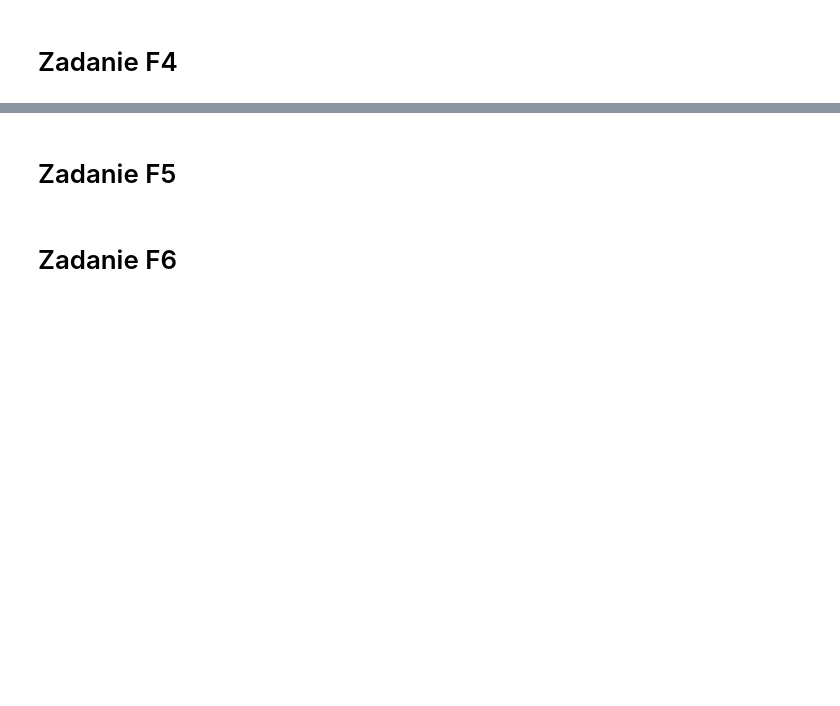
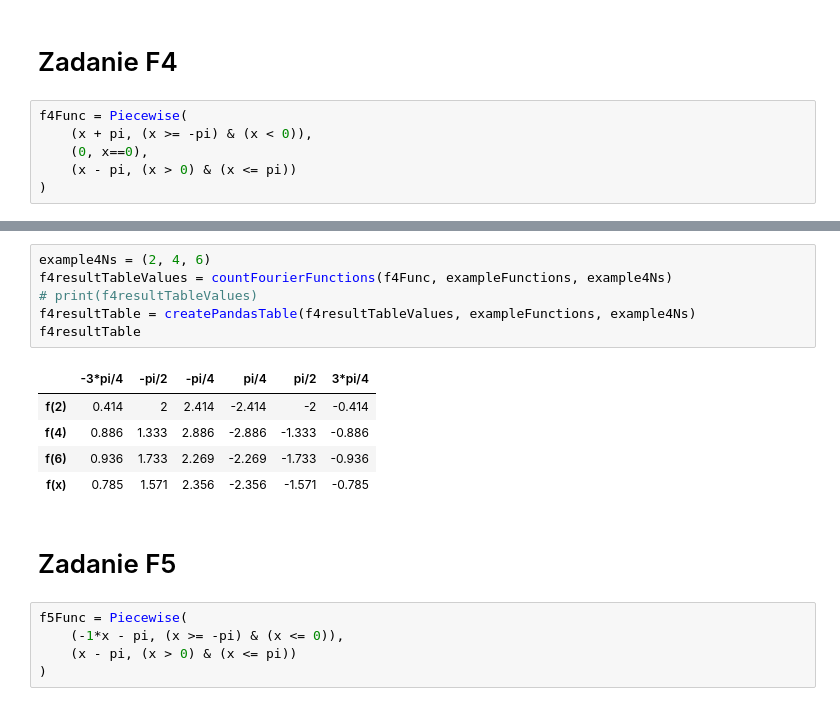
Before and after one commit to rzymski/jupyterObliczeniaNaukowe, a Jupyter notebook: szeregi.ipynb, the cells around one changed output, grey strips where cells are left out. Drawn from its saved outputs; the diff is of its cells as text; blank space fills up the shorter version.

```diff
--- a/szeregi.ipynb
+++ b/szeregi.ipynb
@@ -371,3 +377,9 @@ f3resultTable
 # differenceTable
 # %% [markdown]
 # Zadanie F4
+# %%
+f4Func = Piecewise(
+    (x + pi, (x >= -pi) & (x < 0)),
+    (0, x==0),
+    (x - pi, (x > 0) & (x <= pi))
+)
@@ -374,4 +403,19 @@ f3resultTable
+# %%
+example4Ns = (2, 4, 6)
+f4resultTableValues = countFourierFunctions(f4Func, exampleFunctions, example4Ns)
+# print(f4resultTableValues)
+f4resultTable = createPandasTable(f4resultTableValues, exampleFunctions, example4Ns)
+f4resultTable
+# %% [output]
+|  | -3*pi/4 | -pi/2 | -pi/4 | pi/4 | pi/2 | 3*pi/4 |
+| f(2) | 0.414 | 2 | 2.414 | -2.414 | -2 | -0.414 |
+| f(4) | 0.886 | 1.333 | 2.886 | -2.886 | -1.333 | -0.886 |
+| f(6) | 0.936 | 1.733 | 2.269 | -2.269 | -1.733 | -0.936 |
+| f(x) | 0.785 | 1.571 | 2.356 | -2.356 | -1.571 | -0.785 |
 # %% [markdown]
 # Zadanie F5
-# %% [markdown]
-# Zadanie F6
+# %%
+f5Func = Piecewise(
+    (-1*x - pi, (x >= -pi) & (x <= 0)),
+    (x - pi, (x > 0) & (x <= pi))
+)
```
Also changed, not shown: parts of 8 cells of this notebook.
